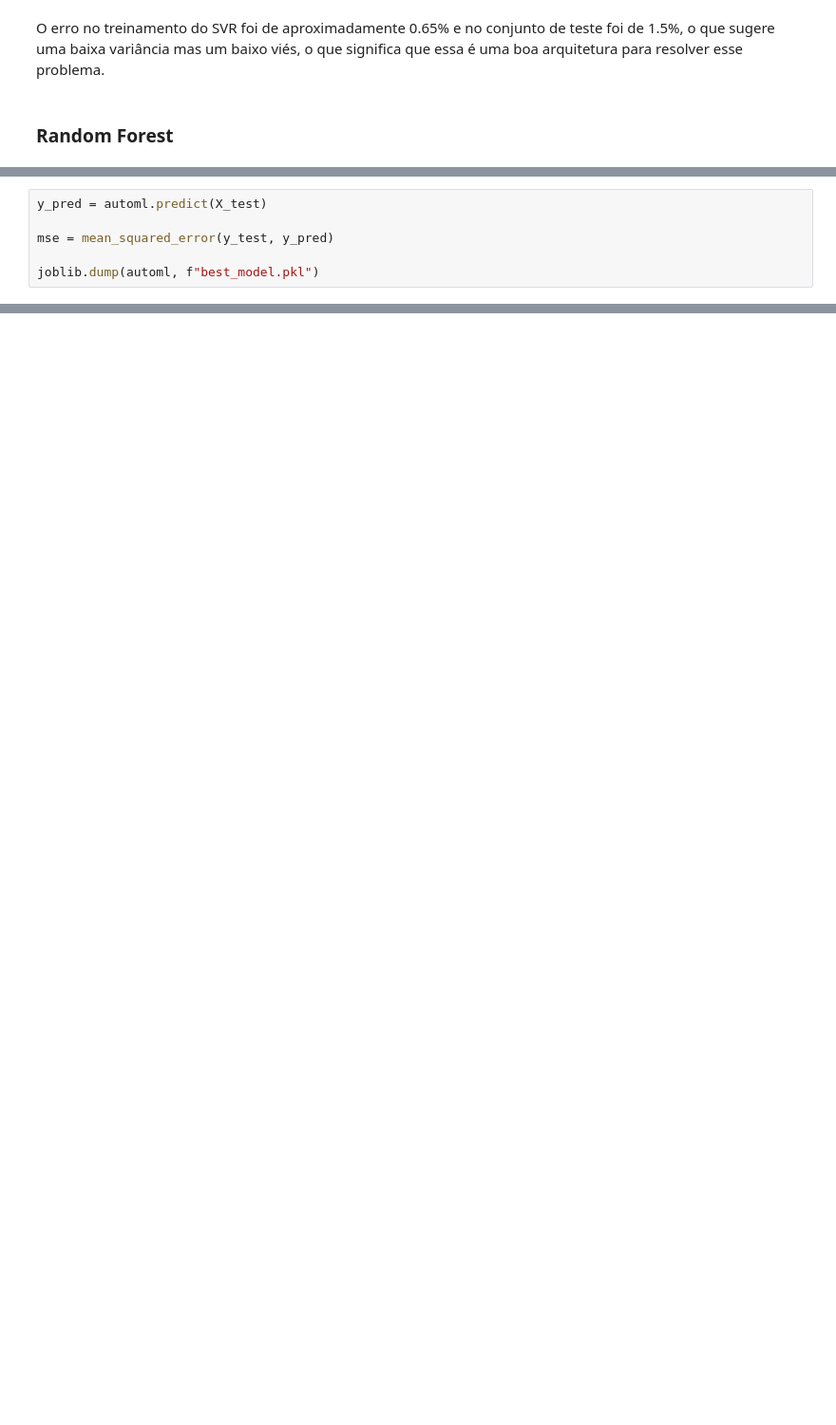
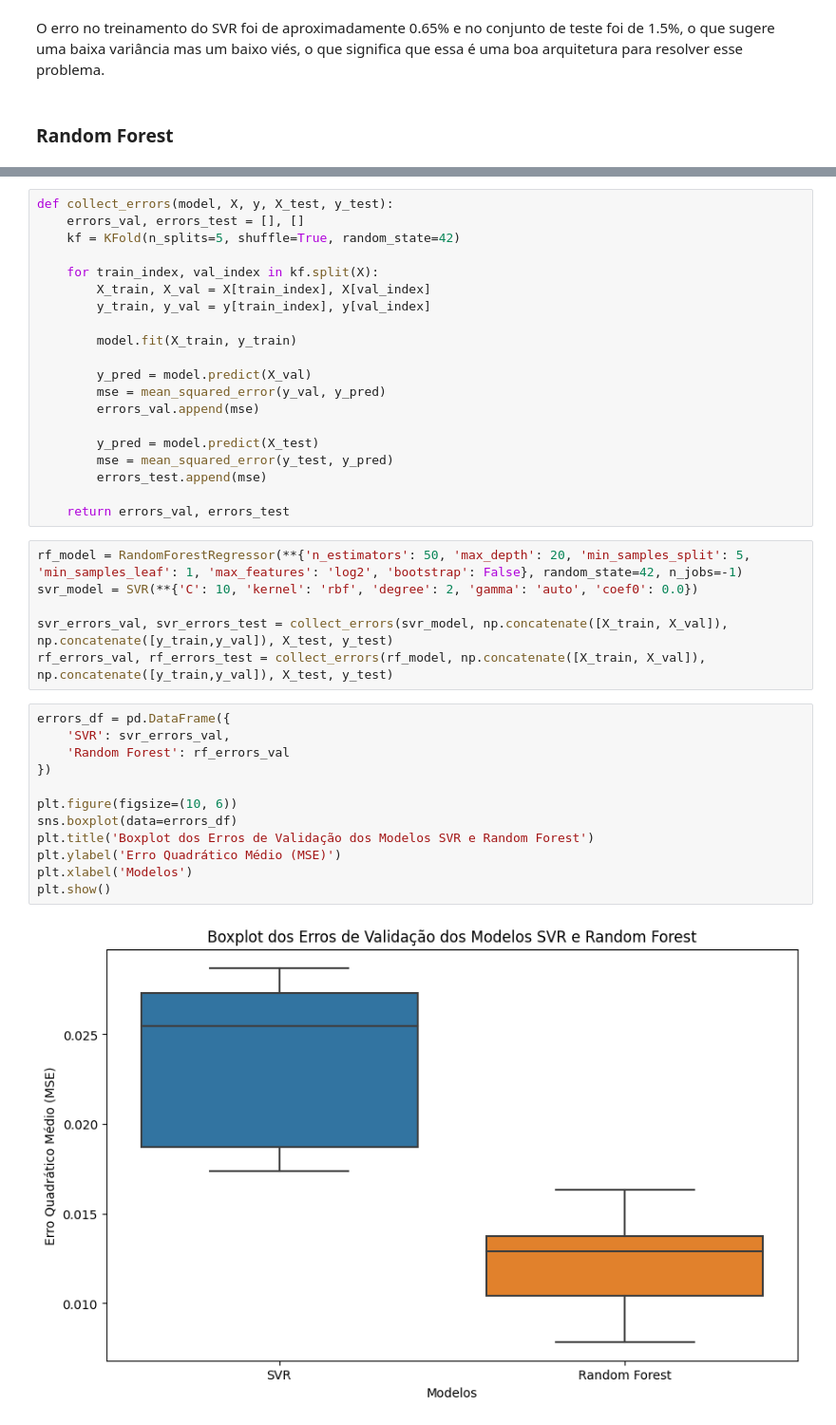
Before and after one commit to BiancaCarneiro/Covid-Prediction, a Jupyter notebook: project/models/training.ipynb, the cells around one changed output, grey strips where cells are left out. Shown at 95% size. Drawn from its saved outputs; the diff is of its cells as text; blank space fills up the shorter version.

```diff
--- a/project/models/training.ipynb
+++ b/project/models/training.ipynb
@@ -379,6 +395,0 @@ ValueError: (' Dummy prediction failed with run state StatusType.CRASHED and add
-# %%
-y_pred = automl.predict(X_test)
-
-mse = mean_squared_error(y_test, y_pred)
-
-joblib.dump(automl, f"best_model.pkl")
@@ -384,0 +398,40 @@ joblib.dump(automl, f"best_model.pkl")
+# %%
+def collect_errors(model, X, y, X_test, y_test):
+    errors_val, errors_test = [], []
+    kf = KFold(n_splits=5, shuffle=True, random_state=42)
+
+    for train_index, val_index in kf.split(X):
+        X_train, X_val = X[train_index], X[val_index]
+        y_train, y_val = y[train_index], y[val_index]
+
+        model.fit(X_train, y_train)
+
+        y_pred = model.predict(X_val)
+        mse = mean_squared_error(y_val, y_pred)
+        errors_val.append(mse)
+
+        y_pred = model.predict(X_test)
+        mse = mean_squared_error(y_test, y_pred)
+        errors_test.append(mse)
+
+    return errors_val, errors_test
+# %%
+rf_model = RandomForestRegressor(**{'n_estimators': 50, 'max_depth': 20, 'min_samples_split': 5, 'min_samples_leaf': 1, 'max_features': 'log2', 'bootstrap': False}, random_state=42, n_jobs=-1)
+svr_model = SVR(**{'C': 10, 'kernel': 'rbf', 'degree': 2, 'gamma': 'auto', 'coef0': 0.0})
+
+svr_errors_val, svr_errors_test = collect_errors(svr_model, np.concatenate([X_train, X_val]), np.concatenate([y_train,y_val]), X_test, y_test)
+rf_errors_val, rf_errors_test = collect_errors(rf_model, np.concatenate([X_train, X_val]), np.concatenate([y_train,y_val]), X_test, y_test)
+# %%
+errors_df = pd.DataFrame({
+    'SVR': svr_errors_val,
+    'Random Forest': rf_errors_val
+})
+
+plt.figure(figsize=(10, 6))
+sns.boxplot(data=errors_df)
+plt.title('Boxplot dos Erros de Validação dos Modelos SVR e Random Forest')
+plt.ylabel('Erro Quadrático Médio (MSE)')
+plt.xlabel('Modelos')
+plt.show()
+# %% [output]
+[figure, added]
```
Also changed, not shown: parts of 18 cells of this notebook.
